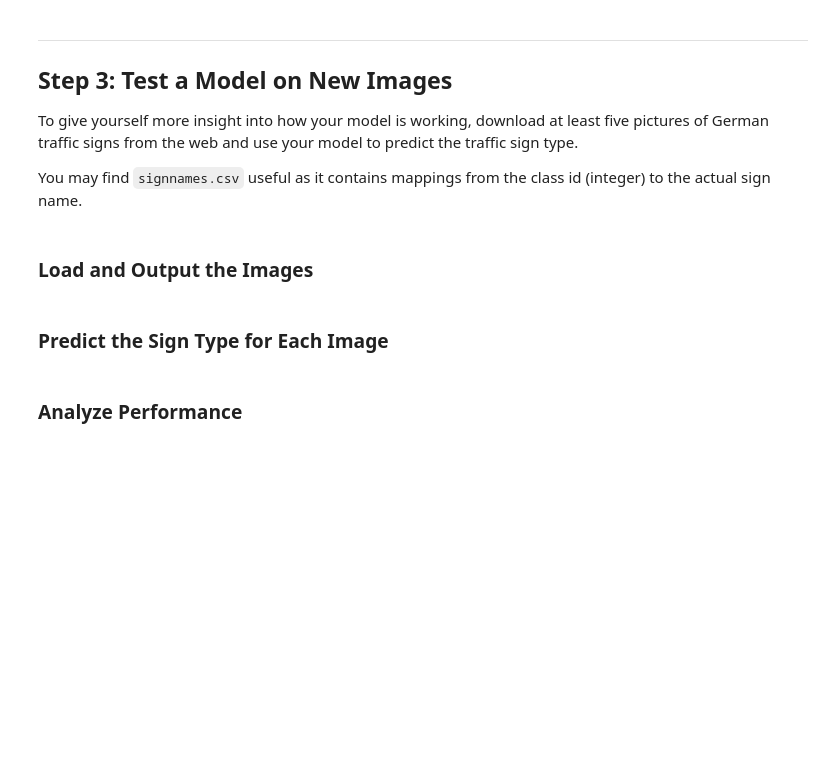
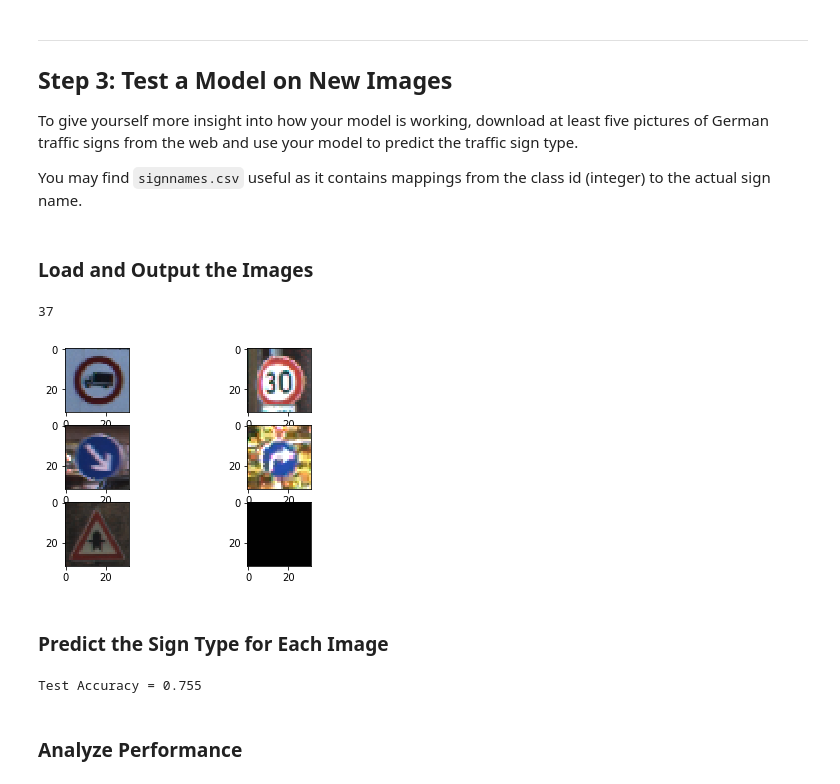
Before and after one commit to AjinkyaBhave/CarND_P2_ClassifySigns, a Jupyter notebook: Traffic_Sign_Classifier.ipynb, the cells around one changed output. Cells and saved outputs as stored; diff of their text form; code cells hidden in the pictures; blank space fills up the shorter version.

Commit message:
LeNet trains on GPU. Test images are plotted. Need to tune network and augment data.

```diff
--- a/Traffic_Sign_Classifier.ipynb
+++ b/Traffic_Sign_Classifier.ipynb
@@ -216,18 +228,22 @@ Conv2: Tensor("MaxPool_5:0", shape=(?, 5, 5, 16), dtype=float32)
 # %%
 ### Calculate and report the accuracy on the training and validation set.
-correct_prediction = tf.equal(tf.argmax(logits, 1), tf.argmax(one_hot_y, 1))
-accuracy_operation = tf.reduce_mean(tf.cast(correct_prediction, tf.float32))
+
+batch_prediction = tf.argmax(logits,1)
+correct_prediction = tf.equal(tf.argmax(logits,1), tf.argmax(one_hot_y, 1))
+batch_accuracy = tf.reduce_mean(tf.cast(correct_prediction, tf.float32))
 saver = tf.train.Saver()
 
 def evaluate(X_data, y_data):
     num_examples = len(X_data)
     total_accuracy = 0
+    y_pred = []
     sess = tf.get_default_session()
     for offset in range(0, num_examples, BATCH_SIZE):
         batch_x, batch_y = X_data[offset:offset+BATCH_SIZE], y_data[offset:offset+BATCH_SIZE]
-        accuracy = sess.run(accuracy_operation, feed_dict={x: batch_x, y: batch_y})
+        accuracy, y_pred_batch = sess.run([batch_accuracy, batch_prediction], feed_dict={x: batch_x, y: batch_y})
         total_accuracy += (accuracy * len(batch_x))
-    return total_accuracy / num_examples
+        y_pred.extend(y_pred_batch)
+    return total_accuracy / num_examples, y_pred
 # %%
 ### Train ConvNet model
 with tf.Session() as sess:
@@ -241,13 +257,15 @@ with tf.Session() as sess:
         for offset in range(0, num_examples, BATCH_SIZE):
             end = offset + BATCH_SIZE
             batch_x, batch_y = X_train[offset:end], y_train[offset:end]
-            sess.run(training_operation, feed_dict={x: batch_x, y: batch_y})
+            sess.run(training, feed_dict={x: batch_x, y: batch_y})
 
-        validation_accuracy = evaluate(X_valid, y_valid)
+        validation_accuracy, y_pred_valid = evaluate(X_valid, y_valid)
         print("EPOCH {} ...".format(i+1))
         print("Validation Accuracy = {:.3f}".format(validation_accuracy))
         print()
 
+    validation_matrix = tf.confusion_matrix(y_valid, y_pred_valid, n_classes)
+
     saver.save(sess, './lenet')
     print("Model saved")
 # %% [output]
@@ -273,2 +288,36 @@ You may find `signnames.csv` useful as it contains mappings from the class id (i
+# %%
+### Load the images and plot them here.
+from PIL import Image
+'''
+test_dir = "test_images/"
+num_test_img = 5
+X_test = np.zeros([num_test_img, img_shape[0],img_shape[1],img_shape[2]],dtype = X_train.dtype)
+y_test = np.empty([num_test_img], dtype = y_train.dtype)
+blank_img = np.full((img_shape[0],img_shape[1],img_shape[2]),255, dtype = np.int8)
+
+img_names = os.listdir(test_dir)[:num_test_img]
+i = 0;
+for img_name in img_names:
+    img = Image.open(test_dir+img_name)
+    img = img.resize((img_shape[0],img_shape[1]))
+    X_test[i,:] = img
+    i += 1
+y_test = np.random.randint(0,42,(num_test_img))
+'''
+plot_cols = 2
+plot_rows = int(np.ceil(num_test_img/plot_cols))
+fig, ax = plt.subplots(nrows=plot_rows, ncols=plot_cols)
+i=0
+for rows in ax:
+    for col in rows:
+        if i < num_test_img:
+            col.imshow(X_test[i])
+        else:
+            col.imshow(blank_img)
+        i+=1
+plt.show()
+# %% [output]
+37
+[figure, added]
 # %% [markdown]
 ### Predict the Sign Type for Each Image
@@ -279,2 +324,13 @@ You may find `signnames.csv` useful as it contains mappings from the class id (i
+# %%
+### Run the predictions here and use the model to output the prediction for each image.
+
+with tf.Session() as sess:
+    saver.restore(sess, tf.train.latest_checkpoint('.'))
+
+    test_accuracy, y_pred_test = evaluate(X_test, y_test)
+    print("Test Accuracy = {:.3f}".format(test_accuracy))
+    test_matrix = tf.confusion_matrix(y_test, y_pred_test, n_classes)
+# %% [output]
+Test Accuracy = 0.755
 # %% [markdown]
 ### Analyze Performance
```
Also changed, not shown: parts of 16 cells of this notebook.
